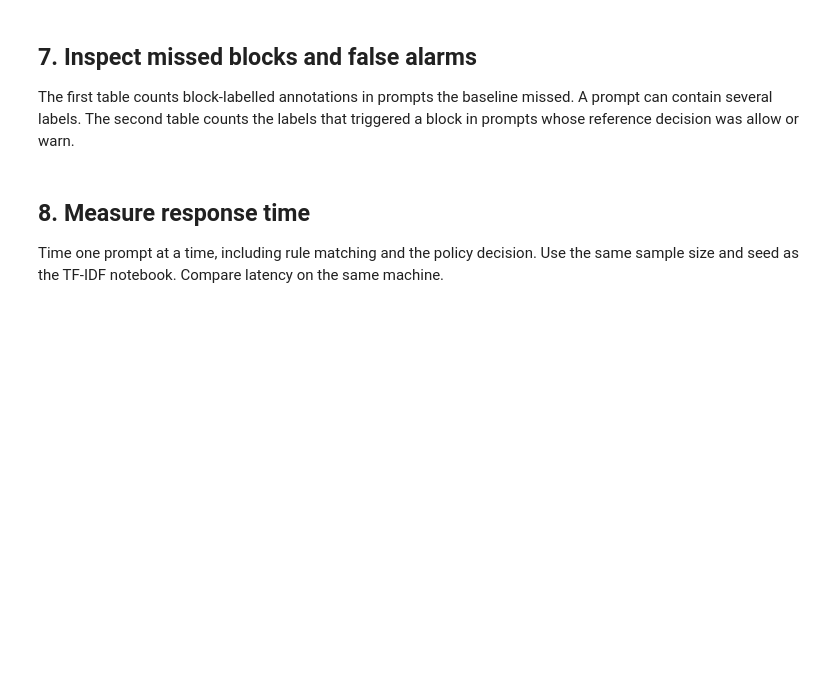
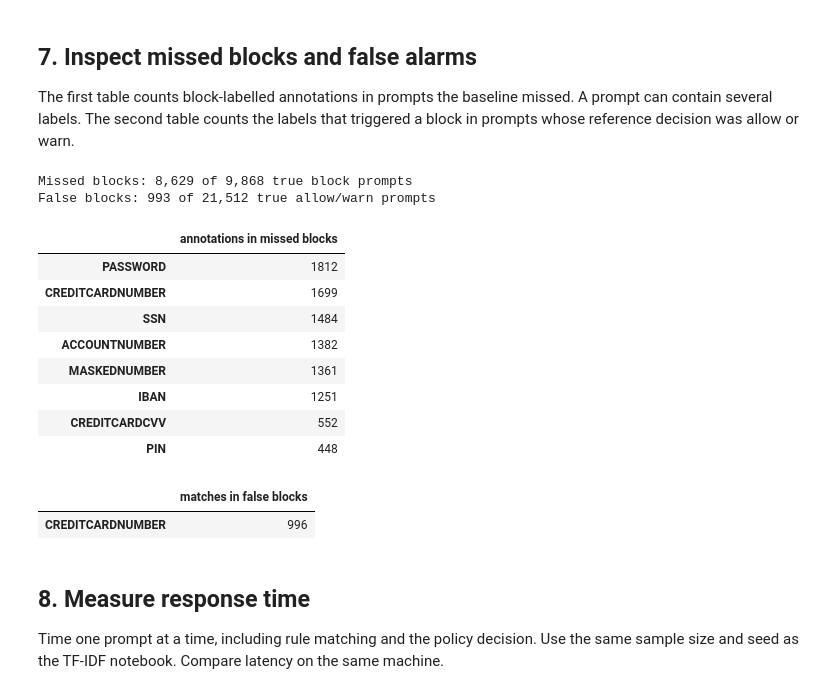
Before and after one commit to annihlj/AIOps_PromptGuard, a Jupyter notebook: notebooks/baseline_regex.ipynb, the cells around one changed output. Saved outputs shown, nothing was run; the diff lists cells and outputs as text; code cells hidden in the pictures; blank space fills up the shorter version.

```diff
--- a/notebooks/baseline_regex.ipynb
+++ b/notebooks/baseline_regex.ipynb
@@ -374,26 +696,47 @@ The first table counts block-labelled annotations in prompts the baseline missed
 can contain several labels. The second table counts the labels that triggered a block in
 prompts whose reference decision was allow or warn.
 # %%
+# Missed blocks: should be blocked, but the baseline said allow or warn (data leak).
+# False blocks: should be allow/warn, but the baseline blocked (annoys the user).
 missed_blocks = validation.loc[(actual == "block") & (predicted != "block")]
 false_blocks = validation.loc[(actual != "block") & (predicted == "block")]
 print(f"Missed blocks: {len(missed_blocks):,} of {(actual == 'block').sum():,} true block prompts")
 print(f"False blocks: {len(false_blocks):,} of {(actual != 'block').sum():,} true allow/warn prompts")
 
 
 def count_block_labels(masks):
+    """Count how often each block-level label occurs in a column of span lists."""
     counts = Counter()
     for mask in masks:
         if isinstance(mask, str):
             mask = json.loads(mask)
+        # Only labels whose policy decision is "block"
         counts.update(
             span["label"] for span in mask
             if policy["label_to_decision"].get(span["label"]) == "block"
         )
+    # As a Series, most frequent label first
     return pd.Series(dict(counts), dtype="int64").sort_values(ascending=False)
 
 
+# Annotated block labels in the missed prompts -> shows which PII types the rules miss
 display(count_block_labels(missed_blocks["privacy_mask"]).to_frame("annotations in missed blocks"))
+# Predicted block labels in the false blocks -> shows which rule caused the false alarm
 display(count_block_labels(false_blocks["predicted_spans"]).to_frame("matches in false blocks"))
+# %% [output]
+Missed blocks: 8,629 of 9,868 true block prompts
+False blocks: 993 of 21,512 true allow/warn prompts
+|  | annotations in missed blocks |
+| PASSWORD | 1812 |
+| CREDITCARDNUMBER | 1699 |
+| SSN | 1484 |
+| ACCOUNTNUMBER | 1382 |
+| MASKEDNUMBER | 1361 |
+| IBAN | 1251 |
+| CREDITCARDCVV | 552 |
+| PIN | 448 |
+|  | matches in false blocks |
+| CREDITCARDNUMBER | 996 |
 # %% [markdown]
 ## 8. Measure response time
 
```
Also changed, not shown: parts of 10 cells of this notebook.
